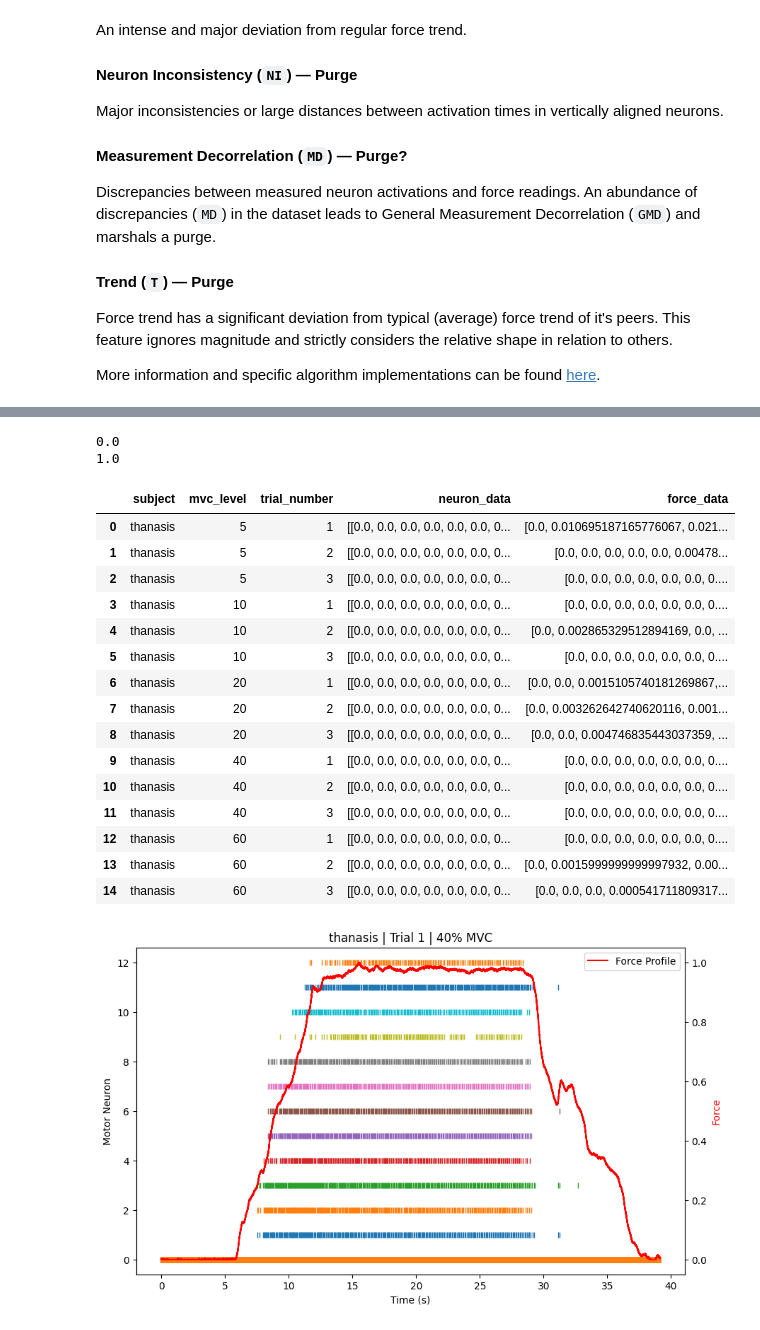
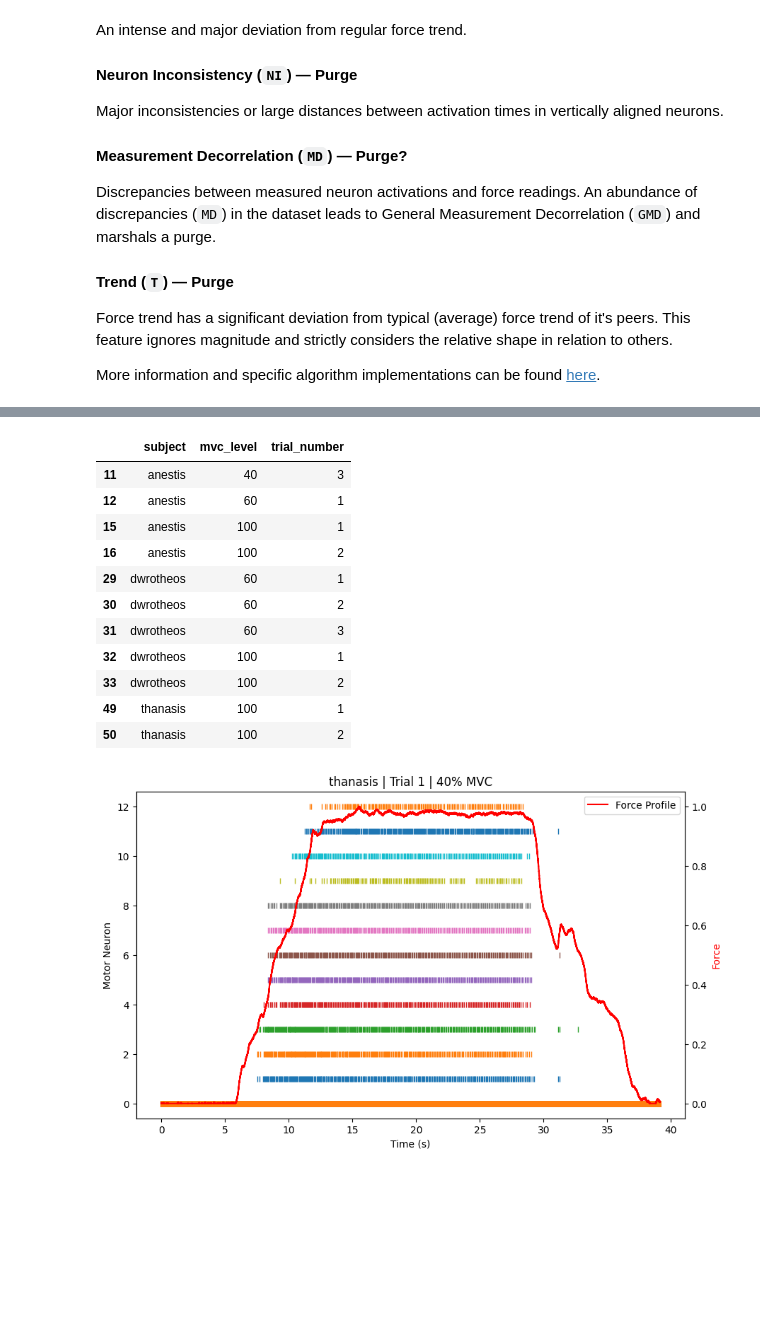
Before and after one commit to paul-bokelman/force-prediction, a Jupyter notebook: main.ipynb, the cells around one changed output, grey strips where cells are left out. Cells and saved outputs as stored; diff of their text form; code cells hidden in the pictures; blank space fills up the shorter version.

Commit message:
Neuron Inconsistency (NI) implementation (#8) changes: - added global statistics - implemented NI purge closes: #8

```diff
--- a/main.ipynb
+++ b/main.ipynb
@@ -106,25 +110,18 @@ Purged 2 entries with insufficient neuron data. 15 entries remaining.
-# %%
-print(max(df[df["subject"] == "thanasis"]["force_data"].iloc[0]))
-df[df["subject"] == "thanasis"]
-# %% [output]
-0.0
-1.0
-|  | subject | mvc_level | trial_number | neuron_data | force_data |
-| 0 | thanasis | 5 | 1 | [[0.0, 0.0, 0.0, 0.0, 0.0, 0.0, 0... | [0.0, 0.010695187165776067, 0.021... |
-| 1 | thanasis | 5 | 2 | [[0.0, 0.0, 0.0, 0.0, 0.0, 0.0, 0... | [0.0, 0.0, 0.0, 0.0, 0.0, 0.00478... |
-| 2 | thanasis | 5 | 3 | [[0.0, 0.0, 0.0, 0.0, 0.0, 0.0, 0... | [0.0, 0.0, 0.0, 0.0, 0.0, 0.0, 0.... |
-| 3 | thanasis | 10 | 1 | [[0.0, 0.0, 0.0, 0.0, 0.0, 0.0, 0... | [0.0, 0.0, 0.0, 0.0, 0.0, 0.0, 0.... |
-| 4 | thanasis | 10 | 2 | [[0.0, 0.0, 0.0, 0.0, 0.0, 0.0, 0... | [0.0, 0.002865329512894169, 0.0, ... |
-| 5 | thanasis | 10 | 3 | [[0.0, 0.0, 0.0, 0.0, 0.0, 0.0, 0... | [0.0, 0.0, 0.0, 0.0, 0.0, 0.0, 0.... |
-| 6 | thanasis | 20 | 1 | [[0.0, 0.0, 0.0, 0.0, 0.0, 0.0, 0... | [0.0, 0.0, 0.0015105740181269867,... |
-| 7 | thanasis | 20 | 2 | [[0.0, 0.0, 0.0, 0.0, 0.0, 0.0, 0... | [0.0, 0.003262642740620116, 0.001... |
-| 8 | thanasis | 20 | 3 | [[0.0, 0.0, 0.0, 0.0, 0.0, 0.0, 0... | [0.0, 0.0, 0.004746835443037359, ... |
-| 9 | thanasis | 40 | 1 | [[0.0, 0.0, 0.0, 0.0, 0.0, 0.0, 0... | [0.0, 0.0, 0.0, 0.0, 0.0, 0.0, 0.... |
-| 10 | thanasis | 40 | 2 | [[0.0, 0.0, 0.0, 0.0, 0.0, 0.0, 0... | [0.0, 0.0, 0.0, 0.0, 0.0, 0.0, 0.... |
-| 11 | thanasis | 40 | 3 | [[0.0, 0.0, 0.0, 0.0, 0.0, 0.0, 0... | [0.0, 0.0, 0.0, 0.0, 0.0, 0.0, 0.... |
-| 12 | thanasis | 60 | 1 | [[0.0, 0.0, 0.0, 0.0, 0.0, 0.0, 0... | [0.0, 0.0, 0.0, 0.0, 0.0, 0.0, 0.... |
-| 13 | thanasis | 60 | 2 | [[0.0, 0.0, 0.0, 0.0, 0.0, 0.0, 0... | [0.0, 0.0015999999999997932, 0.00... |
-| 14 | thanasis | 60 | 3 | [[0.0, 0.0, 0.0, 0.0, 0.0, 0.0, 0... | [0.0, 0.0, 0.0, 0.000541711809317... |
+# %%
+sanitizer.show_purged()
+# %% [output]
+|  | subject | mvc_level | trial_number |
+| 11 | anestis | 40 | 3 |
+| 12 | anestis | 60 | 1 |
+| 15 | anestis | 100 | 1 |
+| 16 | anestis | 100 | 2 |
+| 29 | dwrotheos | 60 | 1 |
+| 30 | dwrotheos | 60 | 2 |
+| 31 | dwrotheos | 60 | 3 |
+| 32 | dwrotheos | 100 | 1 |
+| 33 | dwrotheos | 100 | 2 |
+| 49 | thanasis | 100 | 1 |
+| 50 | thanasis | 100 | 2 |
 # %%
 import globals.visualization
 importlib.reload(globals.visualization)
```
Also changed, not shown: parts of 3 cells of this notebook, 1 other file.
